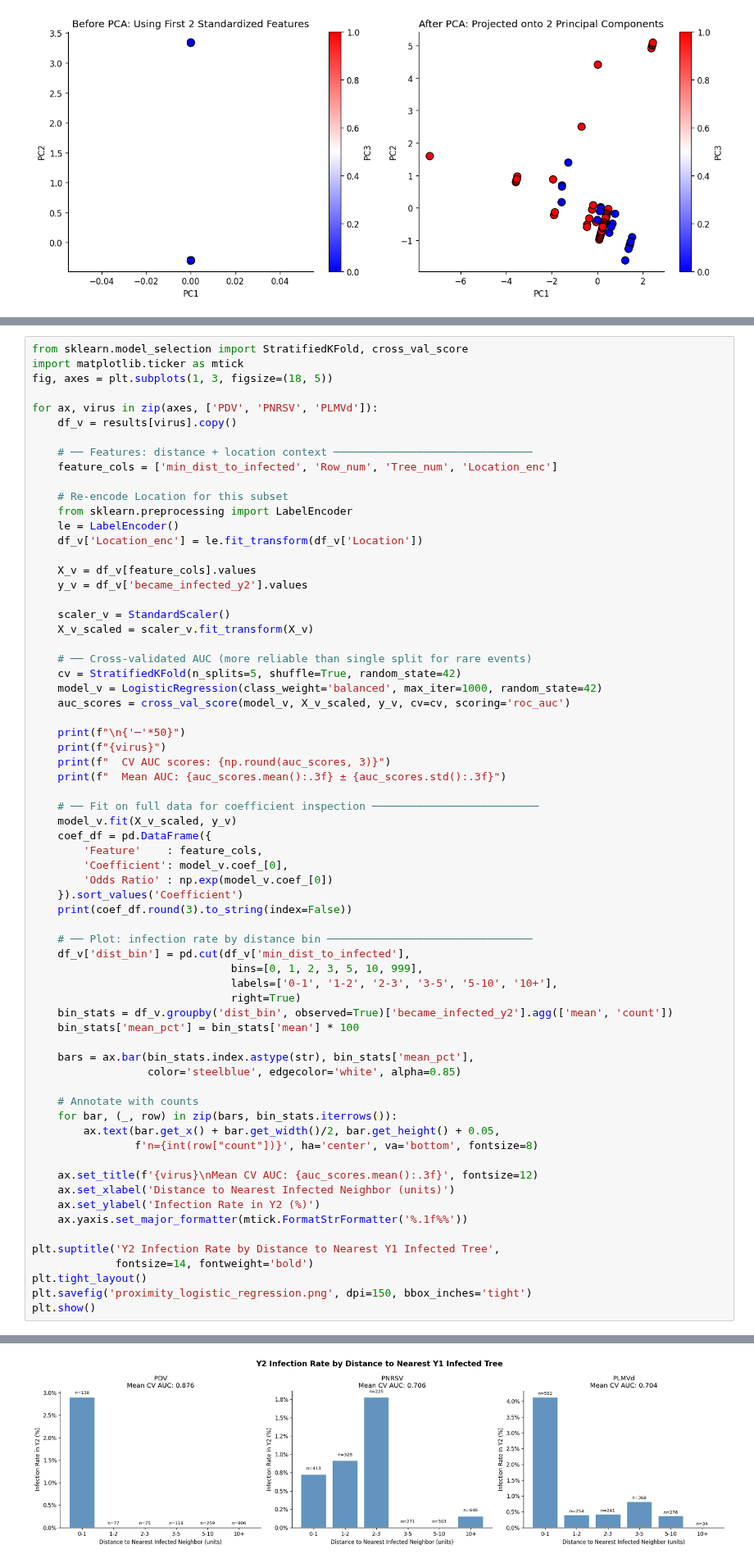
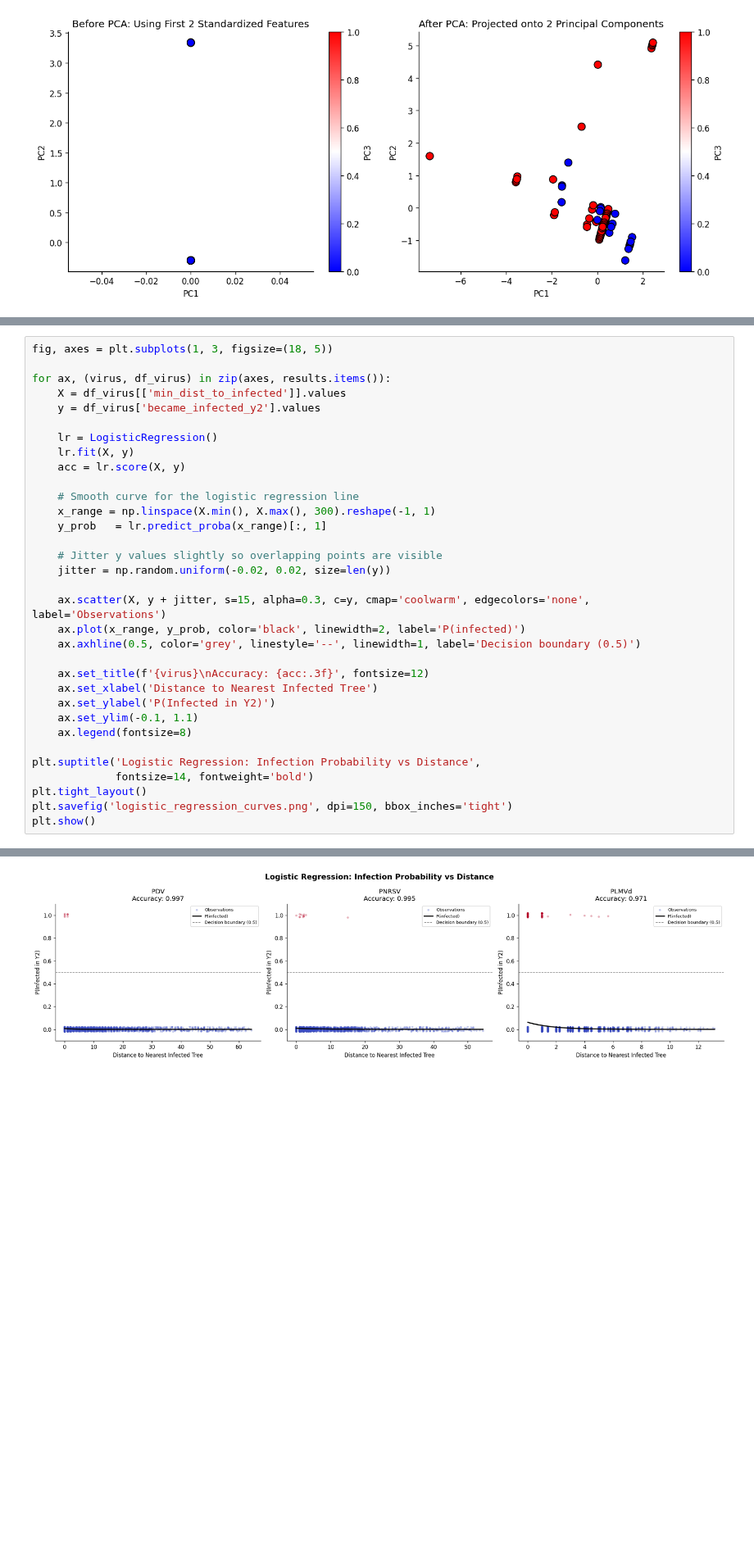
Before and after one commit to emmaabraham04/S26-CPSC4300-Final-Project, a Jupyter notebook: test.ipynb, the cells around one changed output, grey strips where cells are left out. Shown at 82% size. Cells and saved outputs as stored; diff of their text form; blank space fills up the shorter version.

```diff
--- a/test.ipynb
+++ b/test.ipynb
@@ -1076,70 +1077,36 @@ PLMVd — Y1 healthy trees: 2314
 
 Done — results dict has keys: ['PDV', 'PNRSV', 'PLMVd']
 # %%
-from sklearn.model_selection import StratifiedKFold, cross_val_score
-import matplotlib.ticker as mtick
 fig, axes = plt.subplots(1, 3, figsize=(18, 5))
 
-for ax, virus in zip(axes, ['PDV', 'PNRSV', 'PLMVd']):
-    df_v = results[virus].copy()
+for ax, (virus, df_virus) in zip(axes, results.items()):
+    X = df_virus[['min_dist_to_infected']].values
+    y = df_virus['became_infected_y2'].values
 
-    # ── Features: distance + location context ───────────────────────────────
-    feature_cols = ['min_dist_to_infected', 'Row_num', 'Tree_num', 'Location_enc']
+    lr = LogisticRegression()
+    lr.fit(X, y)
+    acc = lr.score(X, y)
 
-    # Re-encode Location for this subset
-    from sklearn.preprocessing import LabelEncoder
-    le = LabelEncoder()
-    df_v['Location_enc'] = le.fit_transform(df_v['Location'])
+    # Smooth curve for the logistic regression line
+    x_range = np.linspace(X.min(), X.max(), 300).reshape(-1, 1)
+    y_prob   = lr.predict_proba(x_range)[:, 1]
 
-    X_v = df_v[feature_cols].values
-    y_v = df_v['became_infected_y2'].values
+    # Jitter y values slightly so overlapping points are visible
+    jitter = np.random.uniform(-0.02, 0.02, size=len(y))
 
-    scaler_v = StandardScaler()
-    X_v_scaled = scaler_v.fit_transform(X_v)
+    ax.scatter(X, y + jitter, s=15, alpha=0.3, c=y, cmap='coolwarm', edgecolors='none', label='Observations')
+    ax.plot(x_range, y_prob, color='black', linewidth=2, label='P(infected)')
+    ax.axhline(0.5, color='grey', linestyle='--', linewidth=1, label='Decision boundary (0.5)')
 
-    # ── Cross-validated AUC (more reliable than single split for rare events)
-    cv = StratifiedKFold(n_splits=5, shuffle=True, random_state=42)
-    model_v = LogisticRegression(class_weight='balanced', max_iter=1000, random_state=42)
-    auc_scores = cross_val_score(model_v, X_v_scaled, y_v, cv=cv, scoring='roc_auc')
+    ax.set_title(f'{virus}\nAccuracy: {acc:.3f}', fontsize=12)
+    ax.set_xlabel('Distance to Nearest Infected Tree')
+    ax.set_ylabel('P(Infected in Y2)')
+    ax.set_ylim(-0.1, 1.1)
+    ax.legend(fontsize=8)
 
-    print(f"\n{'─'*50}")
-    print(f"{virus}")
-    print(f"  CV AUC scores: {np.round(auc_scores, 3)}")
-    print(f"  Mean AUC: {auc_scores.mean():.3f} ± {auc_scores.std():.3f}")
-
-    # ── Fit on full data for coefficient inspection ──────────────────────────
-    model_v.fit(X_v_scaled, y_v)
-    coef_df = pd.DataFrame({
-        'Feature'    : feature_cols,
-        'Coefficient': model_v.coef_[0],
-        'Odds Ratio' : np.exp(model_v.coef_[0])
-    }).sort_values('Coefficient')
-    print(coef_df.round(3).to_string(index=False))
-
-    # ── Plot: infection rate by distance bin ────────────────────────────────
-    df_v['dist_bin'] = pd.cut(df_v['min_dist_to_infected'],
-                               bins=[0, 1, 2, 3, 5, 10, 999],
-                               labels=['0-1', '1-2', '2-3', '3-5', '5-10', '10+'],
-                               right=True)
-    bin_stats = df_v.groupby('dist_bin', observed=True)['became_infected_y2'].agg(['mean', 'count'])
-    bin_stats['mean_pct'] = bin_stats['mean'] * 100
-
-    bars = ax.bar(bin_stats.index.astype(str), bin_stats['mean_pct'],
-                  color='steelblue', edgecolor='white', alpha=0.85)
-
-    # Annotate with counts
-    for bar, (_, row) in zip(bars, bin_stats.iterrows()):
-        ax.text(bar.get_x() + bar.get_width()/2, bar.get_height() + 0.05,
-                f'n={int(row["count"])}', ha='center', va='bottom', fontsize=8)
-
-    ax.set_title(f'{virus}\nMean CV AUC: {auc_scores.mean():.3f}', fontsize=12)
-    ax.set_xlabel('Distance to Nearest Infected Neighbor (units)')
-    ax.set_ylabel('Infection Rate in Y2 (%)')
-    ax.yaxis.set_major_formatter(mtick.FormatStrFormatter('%.1f%%'))
-
-plt.suptitle('Y2 Infection Rate by Distance to Nearest Y1 Infected Tree',
+plt.suptitle('Logistic Regression: Infection Probability vs Distance',
              fontsize=14, fontweight='bold')
 plt.tight_layout()
-plt.savefig('proximity_logistic_regression.png', dpi=150, bbox_inches='tight')
+plt.savefig('logistic_regression_curves.png', dpi=150, bbox_inches='tight')
 plt.show()
 # %% [output]
@@ -1163 +1113 @@ min_dist_to_infected       -1.686       0.185
-[figure, old version]
+[figure, new version]
```
Also changed, not shown: parts of 12 cells of this notebook, 3 other files.
